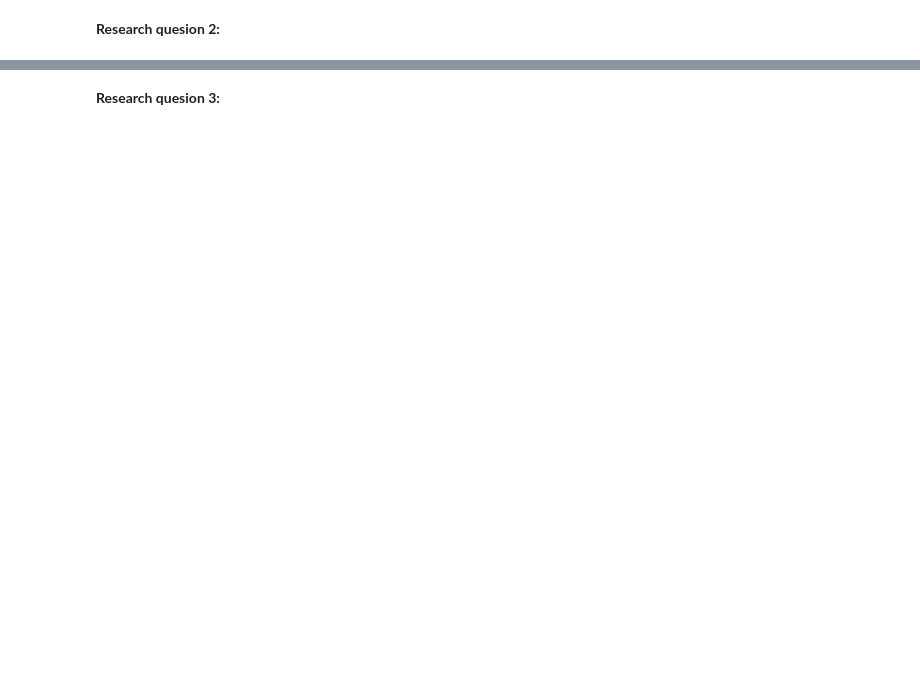
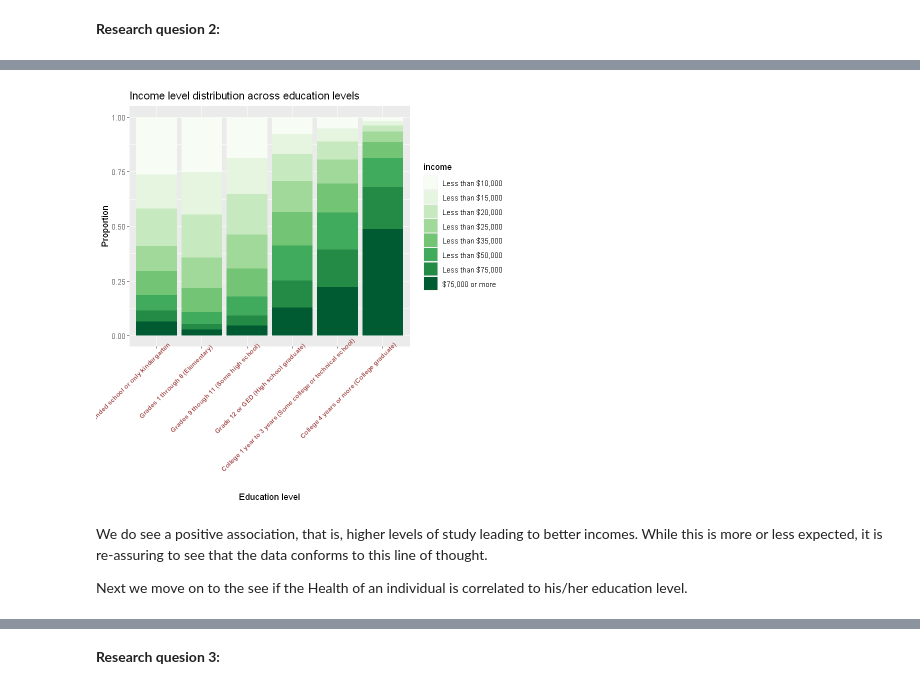
Before and after one commit to alanwake47/statistics_with_r_specialization, a Jupyter notebook: week5/intro_data_prob_project.ipynb, the cells around one changed output, grey strips where cells are left out. Cells and saved outputs as stored; diff of their text form; code cells hidden in the pictures; blank space fills up the shorter version.

```diff
--- a/week5/intro_data_prob_project.ipynb
+++ b/week5/intro_data_prob_project.ipynb
@@ -68,0 +270,7 @@ in the project you submit. Delete this note when before you submit your work.
+# %%
+ggplot(rq2_education, aes(education, p, fill=income))+
+ geom_col() +
+ labs(x='Education level', y='Proportion', title='Income level distribution across education levels')+
+ theme(axis.text.x = element_text(face = "bold", color = "#993333",size=8,angle = 45,vjust = 1, hjust=0.9))+
+ scale_fill_brewer(palette="Set10")
+# %% [output]
@@ -68,0 +279,5 @@ in the project you submit. Delete this note when before you submit your work.
+[figure, added]
+# %% [markdown]
+We do see a positive association, that is, higher levels of study leading to better incomes. While this is more or less expected, it is re-assuring to see that the data conforms to this line of thought.
+
+Next we move on to the see if the Health of an individual is correlated to his/her education level.
```
Also changed, not shown: parts of 51 cells of this notebook, 3 other files.
